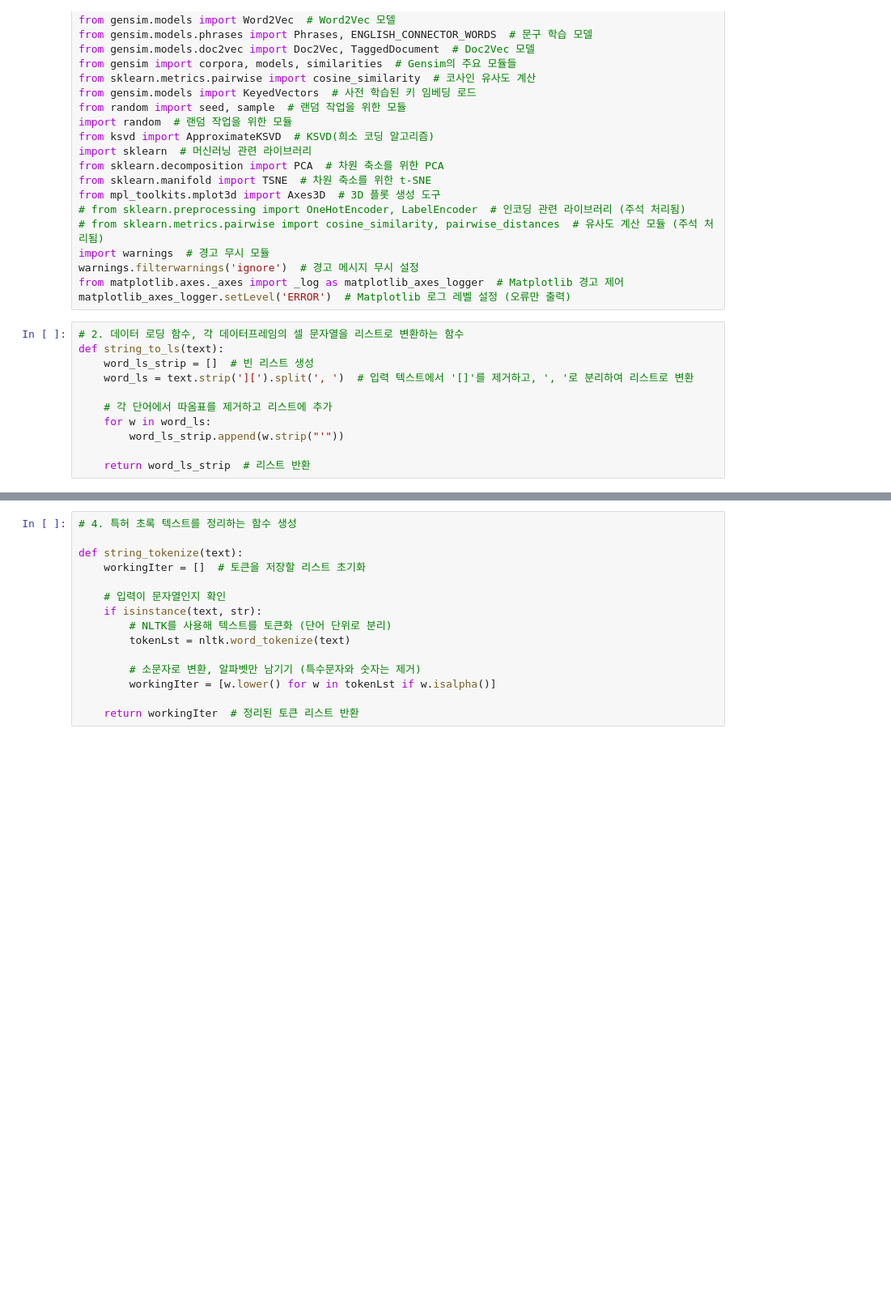
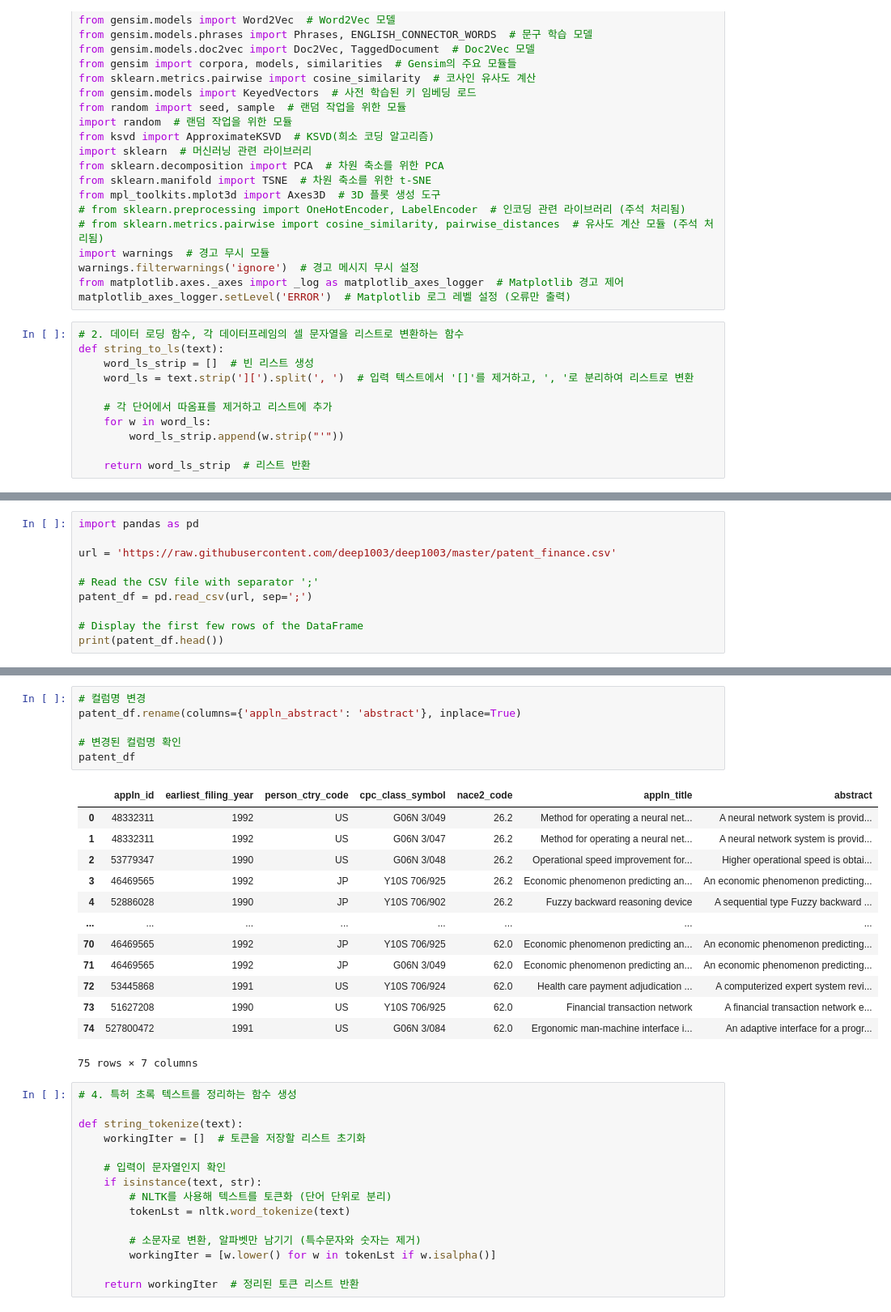
Before and after one commit to deep1003/deep1003, a Jupyter notebook: Week 14. Patent Analysis.ipynb, the cells around one changed output, grey strips where cells are left out. Shown at 81% size. Saved outputs shown, nothing was run; the diff lists cells and outputs as text; blank space fills up the shorter version.

```diff
--- a/Week 14. Patent Analysis.ipynb
+++ b/Week 14. Patent Analysis.ipynb
@@ -83,0 +120,10 @@ patent_df.head()
+# %%
+import pandas as pd
+
+url = 'https://raw.githubusercontent.com/deep1003/deep1003/master/patent_finance.csv'
+
+# Read the CSV file with separator ';'
+patent_df = pd.read_csv(url, sep=';')
+
+# Display the first few rows of the DataFrame
+print(patent_df.head())
@@ -84,3 +151,23 @@ patent_df.head()
+# %%
+# 컬럼명 변경
+patent_df.rename(columns={'appln_abstract': 'abstract'}, inplace=True)
+
+# 변경된 컬럼명 확인
+patent_df
+# %% [output]
+|  | appln_id | earliest_filing_year | person_ctry_code | cpc_class_symbol | nace2_code | appln_title | abstract |
+| 0 | 48332311 | 1992 | US | G06N 3/049 | 26.2 | Method for operating a neural net... | A neural network system is provid... |
+| 1 | 48332311 | 1992 | US | G06N 3/047 | 26.2 | Method for operating a neural net... | A neural network system is provid... |
+| 2 | 53779347 | 1990 | US | G06N 3/048 | 26.2 | Operational speed improvement for... | Higher operational speed is obtai... |
+| 3 | 46469565 | 1992 | JP | Y10S 706/925 | 26.2 | Economic phenomenon predicting an... | An economic phenomenon predicting... |
+| 4 | 52886028 | 1990 | JP | Y10S 706/902 | 26.2 | Fuzzy backward reasoning device | A sequential type Fuzzy backward ... |
+| ... | ... | ... | ... | ... | ... | ... | ... |
+| 70 | 46469565 | 1992 | JP | Y10S 706/925 | 62.0 | Economic phenomenon predicting an... | An economic phenomenon predicting... |
+| 71 | 46469565 | 1992 | JP | G06N 3/049 | 62.0 | Economic phenomenon predicting an... | An economic phenomenon predicting... |
+| 72 | 53445868 | 1991 | US | Y10S 706/924 | 62.0 | Health care payment adjudication ... | A computerized expert system revi... |
+| 73 | 51627208 | 1990 | US | Y10S 706/925 | 62.0 | Financial transaction network | A financial transaction network e... |
+| 74 | 527800472 | 1991 | US | G06N 3/084 | 62.0 | Ergonomic man-machine interface i... | An adaptive interface for a progr... |
+75 rows × 7 columns
 # %%
 # 4. 특허 초록 텍스트를 정리하는 함수 생성
 
```
Also changed, not shown: parts of 8 cells of this notebook.
